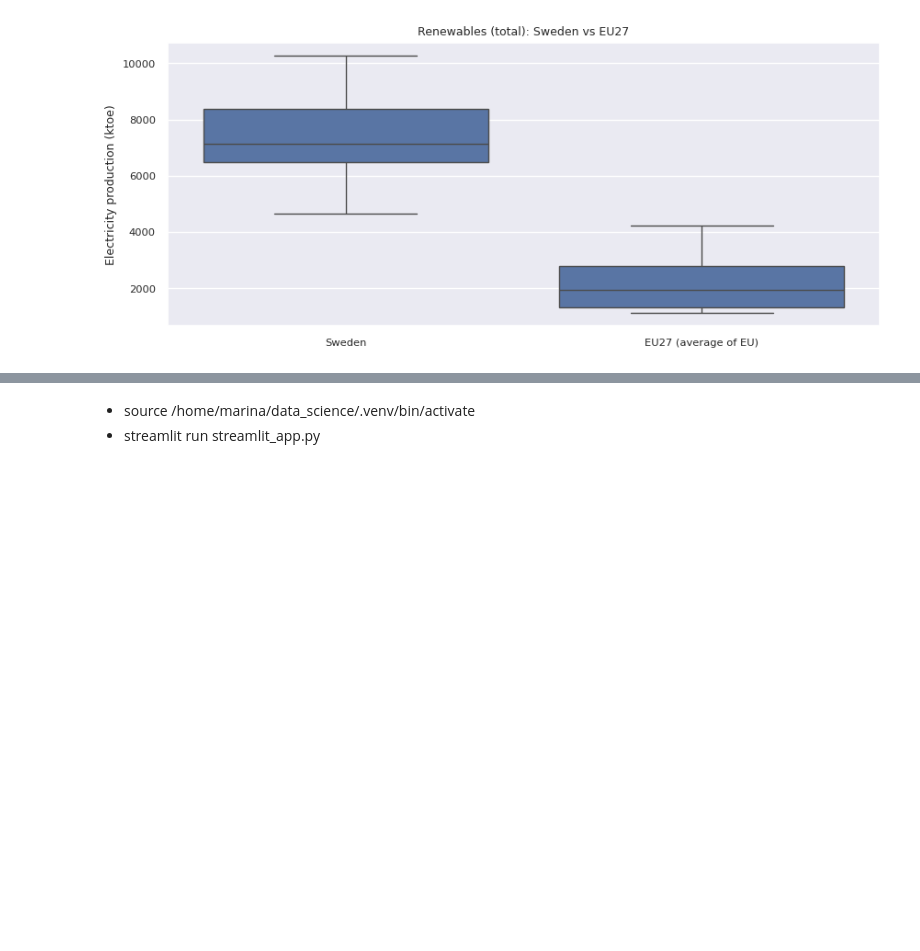
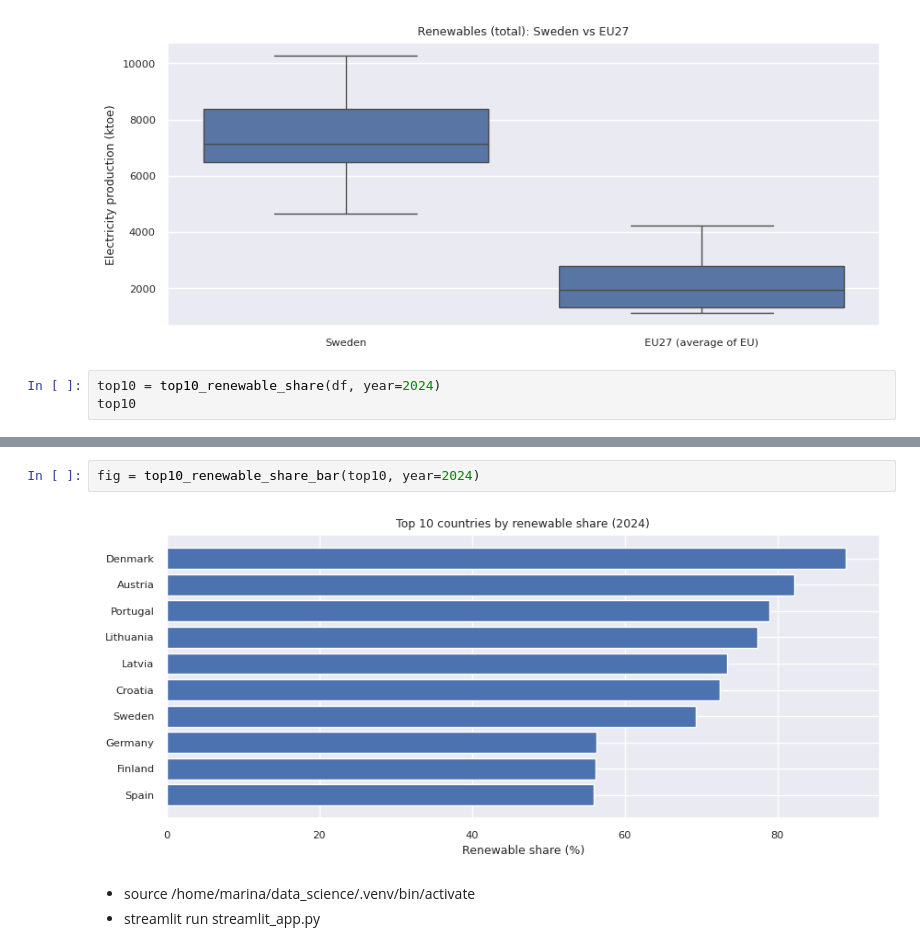
Before and after one commit to MarinaNakamura-blip/energy_project, a Jupyter notebook: tidy_data.ipynb, the cells around one changed output, grey strips where cells are left out. Saved outputs shown, nothing was run; the diff lists cells and outputs as text; blank space fills up the shorter version.

```diff
--- a/tidy_data.ipynb
+++ b/tidy_data.ipynb
@@ -216,3 +216,6 @@ fig = renewables_share_with_total(df_long, "Sweden")
 fig = renewables_boxplot(df, "Renewables (total)")
 # %% [output]
 [figure]
+# %%
+top10 = top10_renewable_share(df, year=2024)
+top10
@@ -219,3 +234,7 @@ fig = renewables_boxplot(df, "Renewables (total)")
+# %%
+fig = top10_renewable_share_bar(top10, year=2024)
+# %% [output]
+[figure, added]
 # %% [markdown]
 * source /home/marina/data_science/.venv/bin/activate
 * streamlit run streamlit_app.py
```
Also changed, not shown: parts of 3 cells of this notebook, 1 other file.
